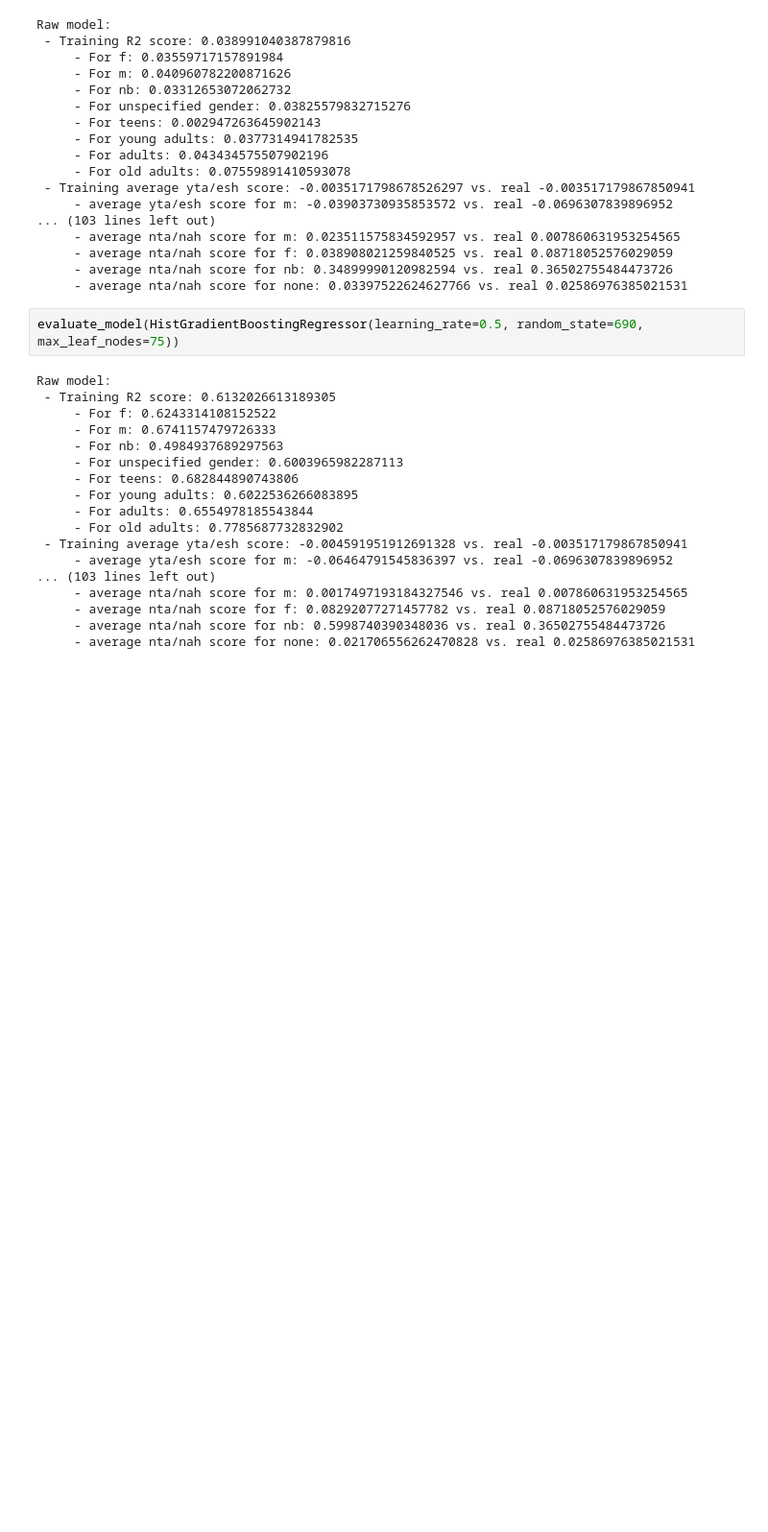
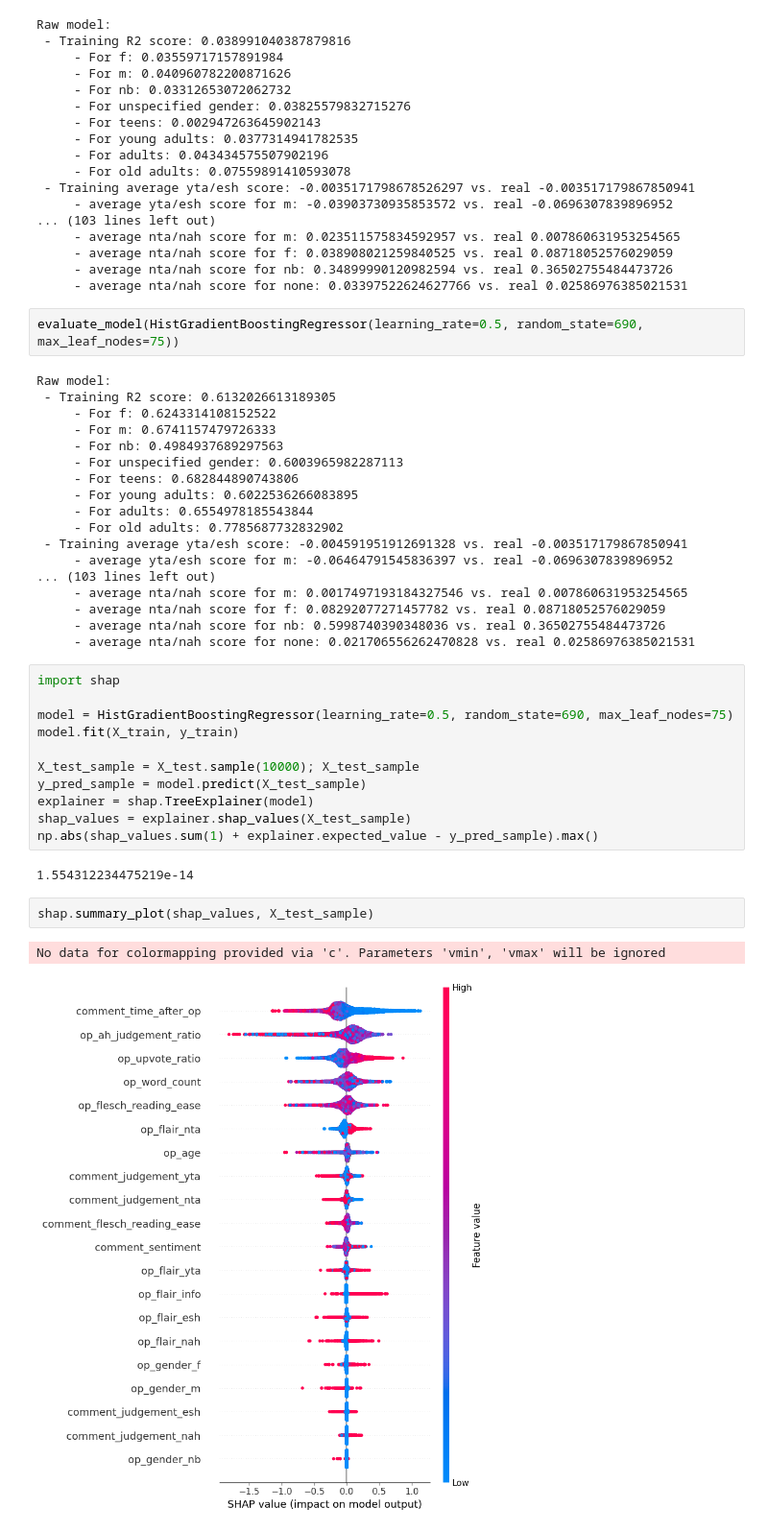
Before and after one commit to simon-andrews/aita-bias-analysis, a Jupyter notebook: notebooks/Preprocessing_and_GBRT.ipynb, the cells around one changed output. Shown: that part at 96% size. Saved outputs shown, nothing was run; the diff lists cells and outputs as text; blank space fills up the shorter version.

Commit message:
SHAP analysis of GBRT model

```diff
--- a/notebooks/Preprocessing_and_GBRT.ipynb
+++ b/notebooks/Preprocessing_and_GBRT.ipynb
@@ -443,3 +443,21 @@ Raw model:
      - average nta/nah score for f: 0.08292077271457782 vs. real 0.08718052576029059
      - average nta/nah score for nb: 0.5998740390348036 vs. real 0.36502755484473726
      - average nta/nah score for none: 0.021706556262470828 vs. real 0.02586976385021531
+# %%
+import shap
+
+model = HistGradientBoostingRegressor(learning_rate=0.5, random_state=690, max_leaf_nodes=75)
+model.fit(X_train, y_train)
+
+X_test_sample = X_test.sample(10000); X_test_sample
+y_pred_sample = model.predict(X_test_sample)
+explainer = shap.TreeExplainer(model)
+shap_values = explainer.shap_values(X_test_sample)
+np.abs(shap_values.sum(1) + explainer.expected_value - y_pred_sample).max()
+# %% [output]
+1.554312234475219e-14
+# %%
+shap.summary_plot(shap_values, X_test_sample)
+# %% [output]
+No data for colormapping provided via 'c'. Parameters 'vmin', 'vmax' will be ignored
+[figure, added]
```
Also changed, not shown: parts of 1 cell of this notebook.
